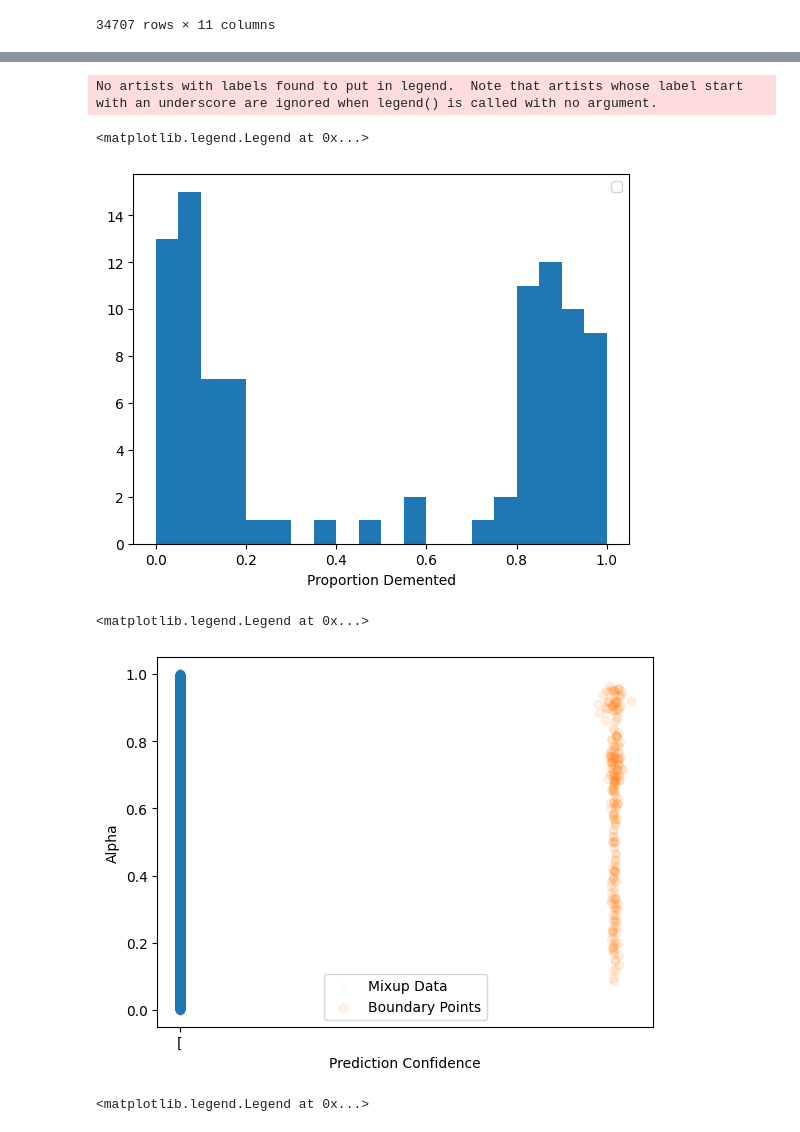
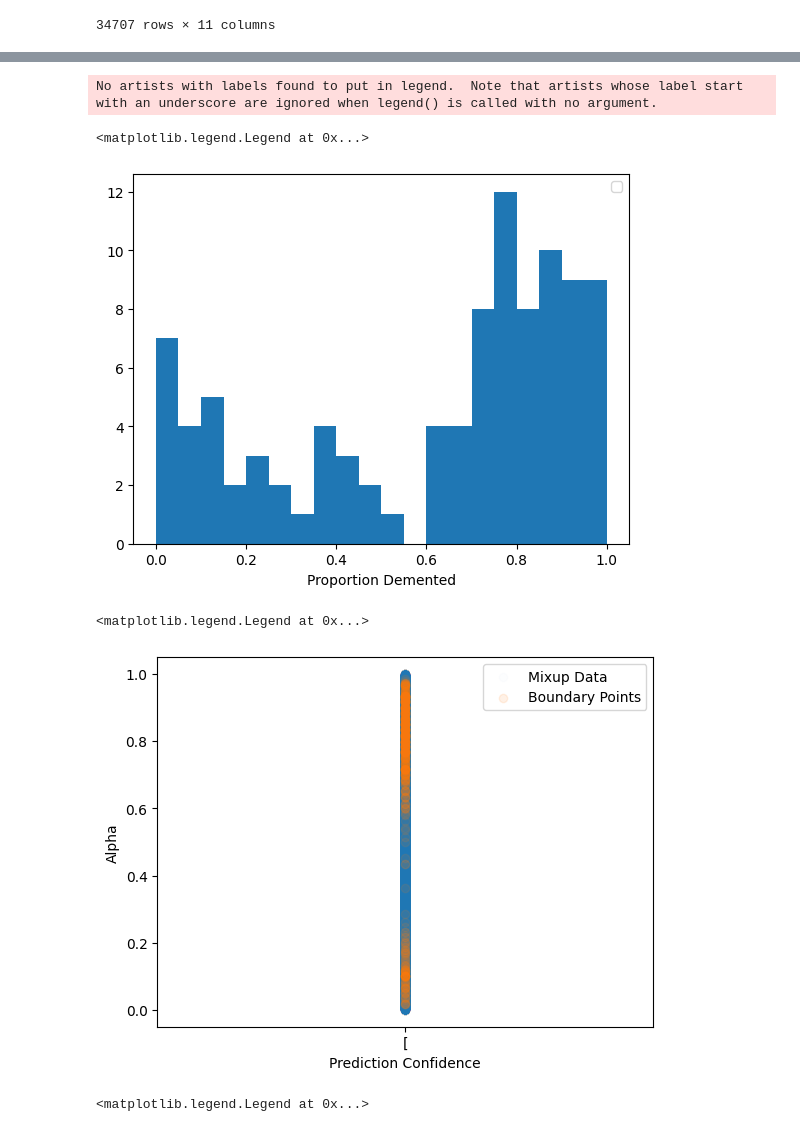
Before and after one commit to willpoulett/dementia_muba_investigation, a Jupyter notebook: muba_4.ipynb, the cells around one changed output, grey strips where cells are left out. Drawn from its saved outputs; the diff is of its cells as text; code cells hidden in the pictures.

```diff
--- a/muba_4.ipynb
+++ b/muba_4.ipynb
@@ -295,2 +295,2 @@ df_to_save.to_csv("muba_df_v5.csv")
 # %%
-#df = pd.read_csv("muba_df_v5.csv")
+df = pd.read_csv("muba_df.csv")
@@ -297 +313,3 @@ df_to_save.to_csv("muba_df_v5.csv")
+# %%
+df["label"] = [1 if (label == "[0 1]") or (label == "1") else 0 for label in df["label"]]
 # %%
@@ -699,23 +755,23 @@ ax.legend()
 # %% [output]
 No artists with labels found to put in legend.  Note that artists whose label start with an underscore are ignored when legend() is called with no argument.
 <matplotlib.legend.Legend at 0x...>
-[figure, old version]
+[figure, new version]
 # %%
 x1 = [pred[0] for pred in mixup_images_df["pred"]]
 y1 = [a for a in mixup_images_df["alpha_class_0"]]
 
-x2 = [pred[0] for pred in boundary_points_df["pred"]]
-y2 = [a for a in boundary_points_df["alpha_class_0"]]
+x2 = [pred[0] for pred in boundary_images_df["pred"]]
+y2 = [a for a in boundary_images_df["alpha_class_0"]]
 
 plt.scatter(x1,y1, alpha = 0.01, label = "Mixup Data")
 plt.scatter(x2,y2, alpha = 0.1, label = "Boundary Points")
 
 plt.xlabel("Prediction Confidence")
 plt.ylabel("Alpha")
 plt.legend()
 # %% [output]
 <matplotlib.legend.Legend at 0x...>
-[figure, old version]
+[figure, new version]
 # %%
 boundary_images_boundary_1 = boundary_images_df[boundary_images_df["alpha_class_0"] > 0.3]
 
```
Also changed, not shown: parts of 16 cells of this notebook, 16 other files.
